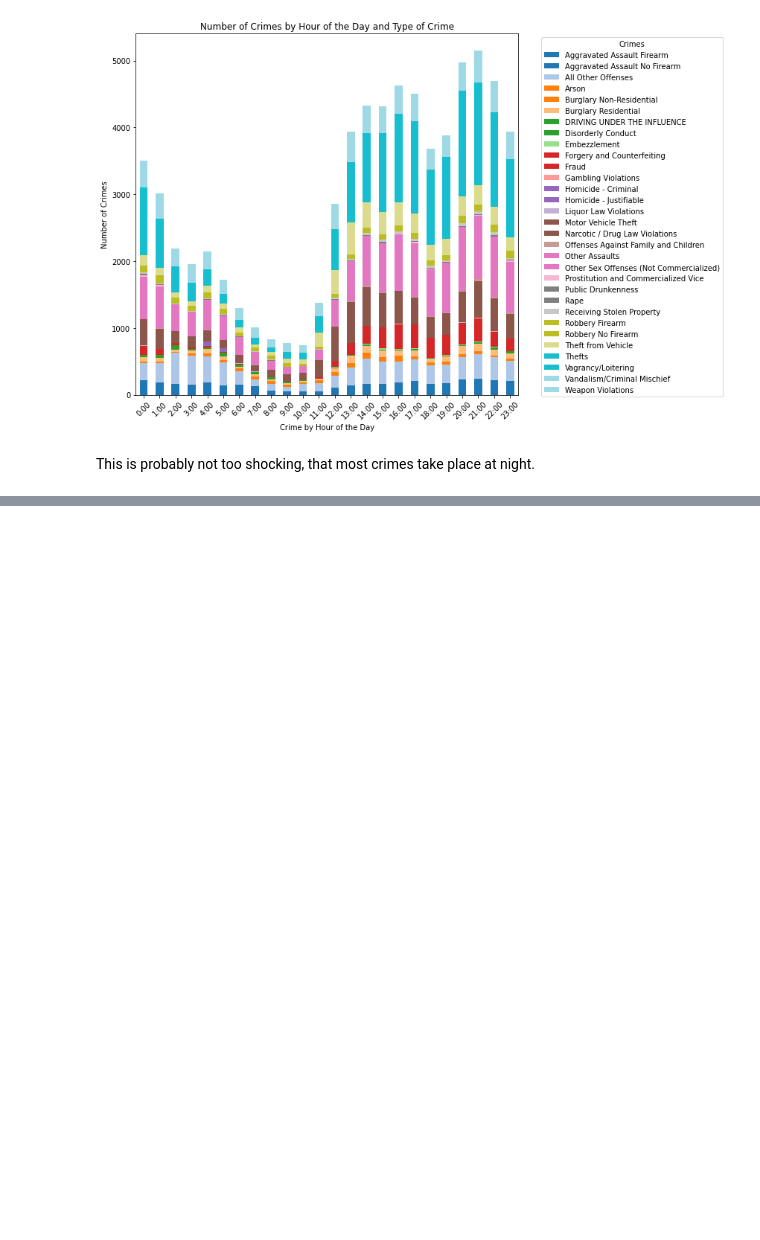
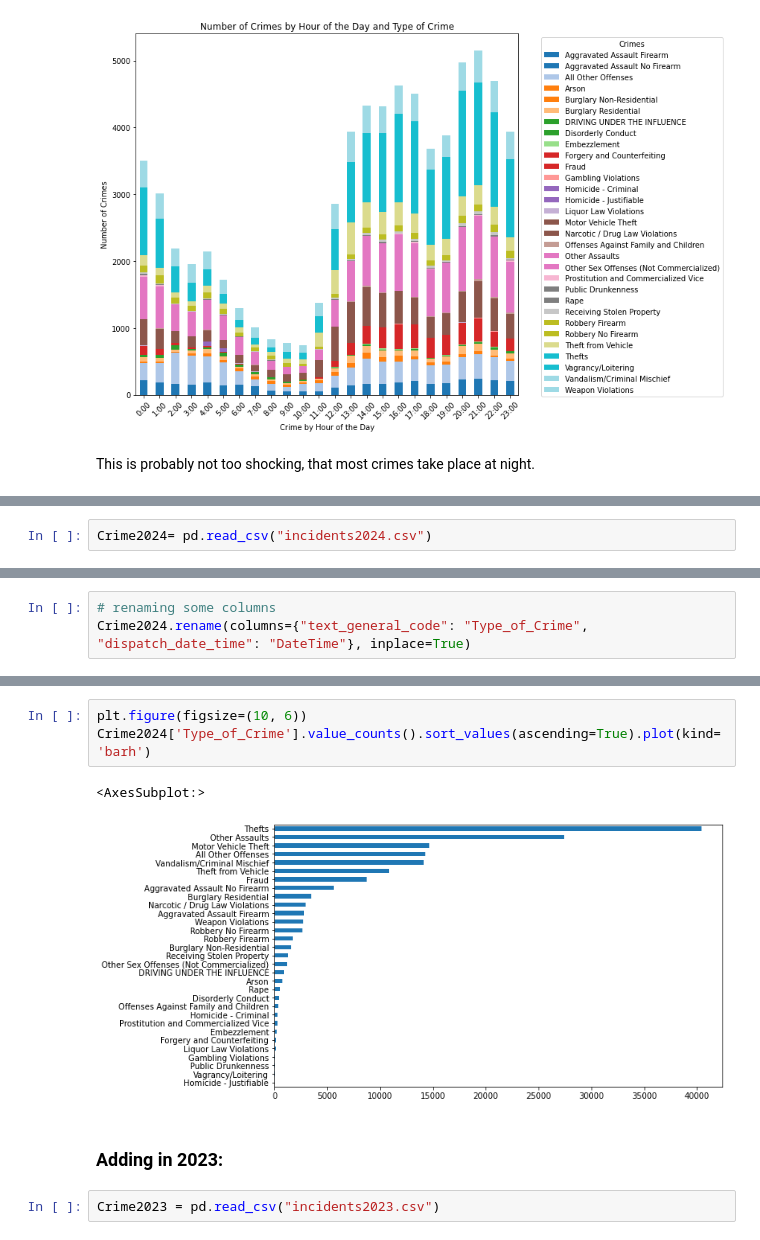
Before and after one commit to Mariacodes777/Philadelphia_Crime, a Jupyter notebook: PhillyCrimePy.ipynb, the cells around one changed output, grey strips where cells are left out. Saved outputs shown, nothing was run; the diff lists cells and outputs as text; blank space fills up the shorter version.

```diff
--- a/PhillyCrimePy.ipynb
+++ b/PhillyCrimePy.ipynb
@@ -350,0 +279,2 @@ I am going to add to this little project, I downloaded 2023 data and will review
+# %%
+Crime2024= pd.read_csv("incidents2024.csv")
@@ -350,0 +290,3 @@ I am going to add to this little project, I downloaded 2023 data and will review
+# %%
+# renaming some columns
+Crime2024.rename(columns={"text_general_code": "Type_of_Crime", "dispatch_date_time": "DateTime"}, inplace=True)
@@ -350,0 +322,10 @@ I am going to add to this little project, I downloaded 2023 data and will review
+# %%
+plt.figure(figsize=(10, 6))
+Crime2024['Type_of_Crime'].value_counts().sort_values(ascending=True).plot(kind='barh')
+# %% [output]
+<AxesSubplot:>
+[figure, added]
+# %% [markdown]
+### Adding in 2023:
+# %%
+Crime2023 = pd.read_csv("incidents2023.csv")
```
Also changed, not shown: parts of 49 cells of this notebook, 4 other files.
